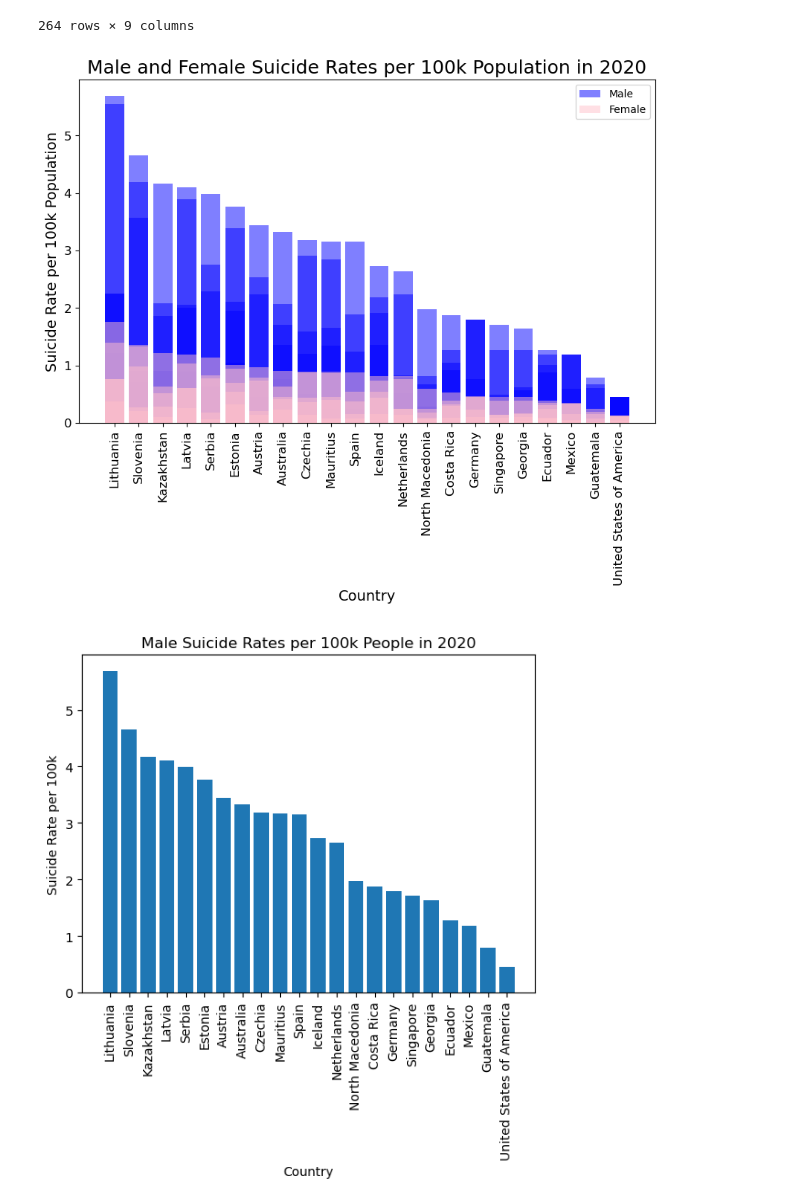
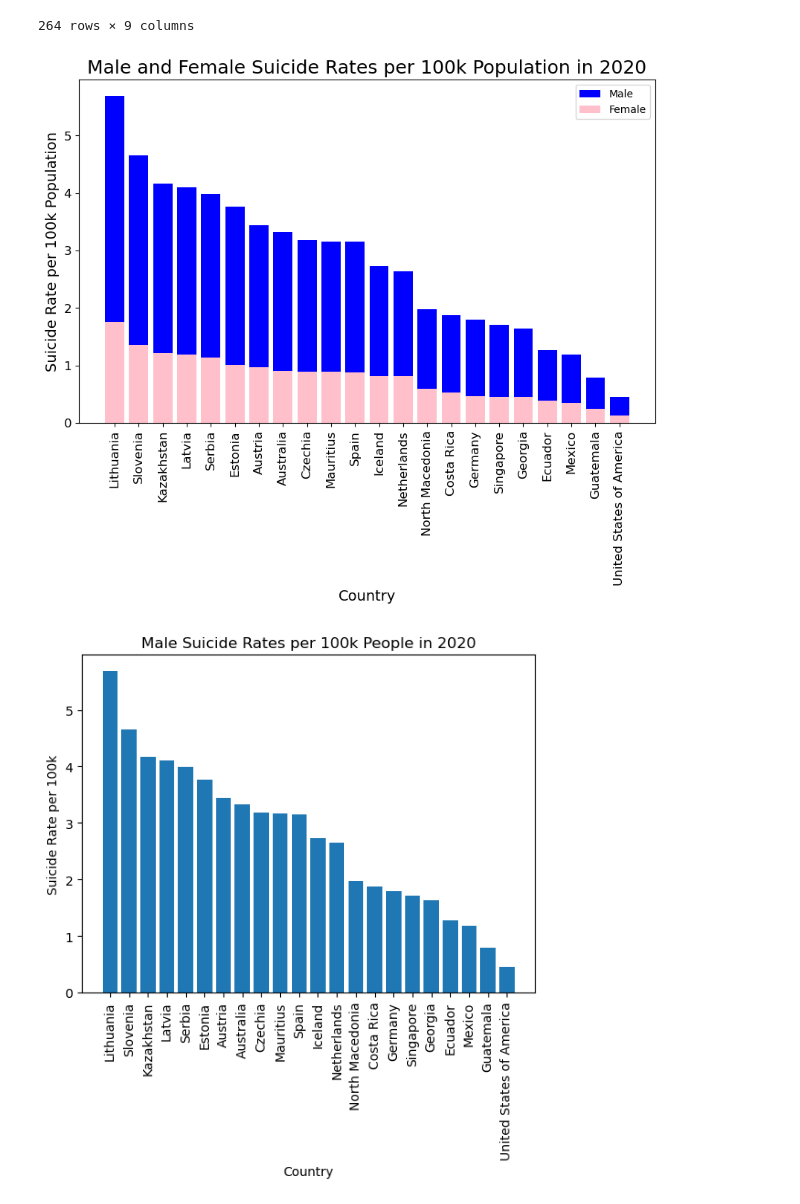
Before and after one commit to kendraliu/Project-One-An-Analysis-of-Suicide-Rate-and-Several-Factors, a Jupyter notebook: Gender Comparison.ipynb, the cells around one changed output. Drawn from its saved outputs; the diff is of its cells as text; code cells hidden in the pictures.

```diff
--- a/Gender Comparison.ipynb
+++ b/Gender Comparison.ipynb
@@ -43,17 +43,17 @@ countries = male_suicide_rates_df['country'].tolist()
 # %%
 # create a bar graph for male and female suicide rates
 plt.figure(figsize=(10, 6))
-plt.bar(countries, male_suicide_rates_df['suicide_rate_per_100k'], alpha=0.5, label='Male', color='blue')
-plt.bar(countries, female_suicide_rates_df['suicide_rate_per_100k'], alpha=0.5, label='Female', color='pink')
+plt.bar(countries, male_suicide_rates_df['suicide_rate_per_100k'], label='Male', color='blue')
+plt.bar(countries, female_suicide_rates_df['suicide_rate_per_100k'], label='Female', color='pink')
 plt.xticks(rotation=90, fontsize=12)
 plt.yticks(fontsize=12)
 plt.xlabel('Country', fontsize=14)
 plt.ylabel('Suicide Rate per 100k Population', fontsize=14)
 plt.title('Male and Female Suicide Rates per 100k Population in 2020', fontsize=18)
 plt.legend()
 plt.show()
 # %% [output]
-[figure, old version]
+[figure, new version]
 # %%
 # create bar chart for male suicide rates
 plt.bar(male_suicide_rates_df['country'], male_suicide_rates_df['suicide_rate_per_100k'])
```
Also changed, not shown: parts of 5 cells of this notebook.
